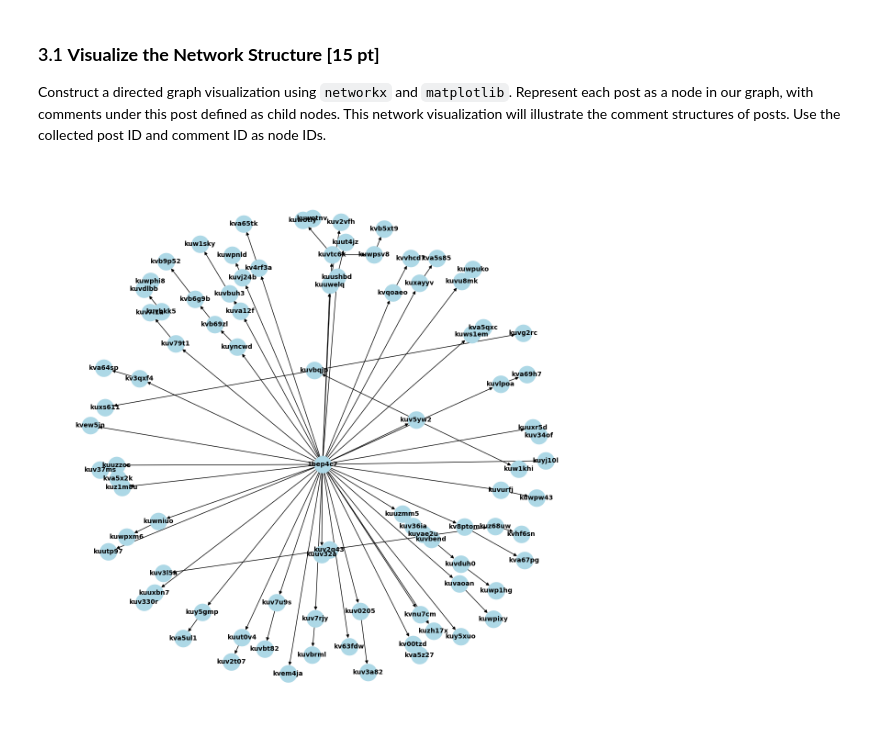
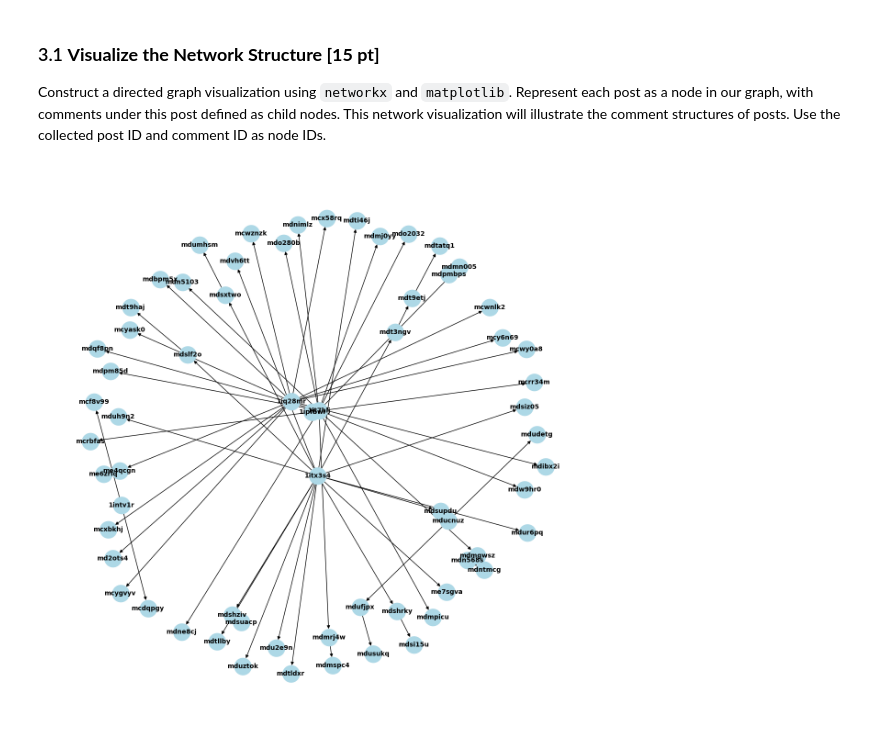
Before and after one commit to noelmrowiec/IS597, a Jupyter notebook: MP1_Reddit_Data_Collection/Assignment1.ipynb, the cells around one changed output. Drawn from its saved outputs; the diff is of its cells as text; code cells hidden in the pictures.

```diff
--- a/MP1_Reddit_Data_Collection/Assignment1.ipynb
+++ b/MP1_Reddit_Data_Collection/Assignment1.ipynb
@@ -138,11 +138,18 @@ class Scraper:
         submissions = self.reddit.subreddit(reddit).search(keyword, sort = sort_method, time_filter = time_filter, limit=limit)
         for submission in submissions:
             submission_dict = {
-                'sort_method':sort_method, 'time_filter':time_filter,
-                'subreddit':submission.subreddit.display_name, 'title':submission.title,
-                'score':submission.score, 'upvote_ratio':submission.upvote_ratio,
+                'sort_method':sort_method,
+                'time_filter':time_filter,
+                'subreddit':submission.subreddit.display_name,
+                'title':submission.title,
+                'score':submission.score,
+                'upvote_ratio':submission.upvote_ratio,
                 'num_comments':submission.num_comments,
+                'id':submission.id,
+
+
                               }
+
 
             submission_dict['comments'] = []
             submission.comments.replace_more(limit=None)  #
@@ -415,22 +420,49 @@ The user comments collected in the previous tasks can be represented as a direct
 ### 3.1 **Visualize the Network Structure [15 pt]**
 
 Construct a directed graph visualization using `networkx` and `matplotlib`. Represent each post as a node in our graph, with comments under this post defined as child nodes. This network visualization will illustrate the comment structures of posts. Use the collected post ID and comment ID as node IDs.
+# %%
+# recursive form from Copilot
+def process_comments(comments, parent_id, G):
+    for comment in comments:
+        comment_id = comment.id
+        G.add_node(comment_id)
+        G.add_edge(parent_id, comment_id)
+
+        if len(comment.replies) > 0:
+            process_comments(comment.replies, comment_id, G)
 # %%
-import networkx
 import networkx as nx
 import matplotlib.pyplot as plt
 
+# Since the data from above doesn't have comment id's, I need to do a new search
 
 # ===========================================
 # TODO (3.1): visualize the comment
 # 1. Create a directed graph
-G = None
+
+praw_obj = praw.Reddit(
+            client_id=client_id_global,
+            client_secret=client_secret_global,
+            user_agent=".",
+            check_for_async=False
+        )
+
+G = nx.DiGraph()
+
+keyword = 'clans of caledonia'
+submissions = praw_obj.subreddit('all').search(keyword, sort ='comments', time_filter ='month', limit=8)
+
+for submission in submissions:
+    submission_id = submission.id
+    submission.comments.replace_more(limit=None)
+    process_comments(submission.comments, submission_id, G)
+
 
 # 2. Add nodes and edges based on your data structure
 
 plt.figure(figsize=(12, 12))
 nx.draw(G, with_labels=True, node_size=700, node_color="lightblue", font_size=10, font_weight="bold")
 plt.show()
 # ===========================================
 # %% [output]
-[figure, old version]
+[figure, new version]
```
Also changed, not shown: parts of 5 cells of this notebook, 2 other files.
